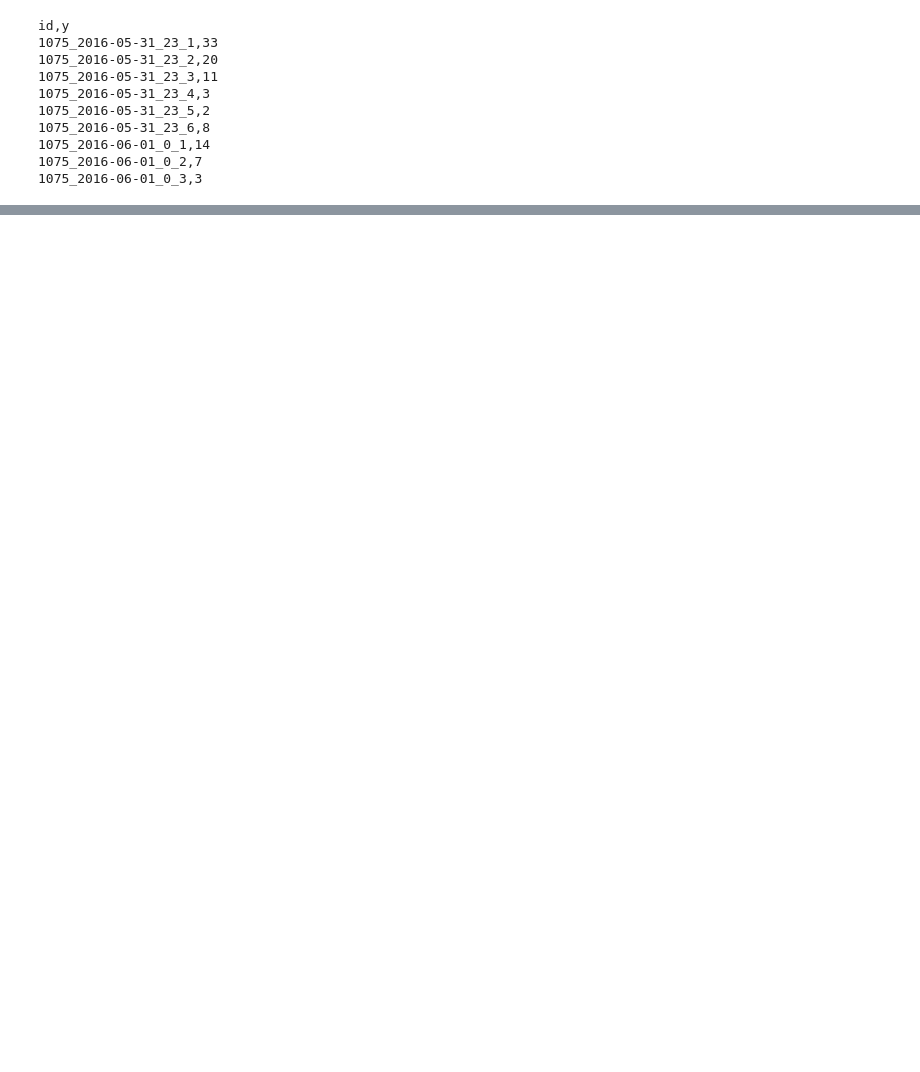
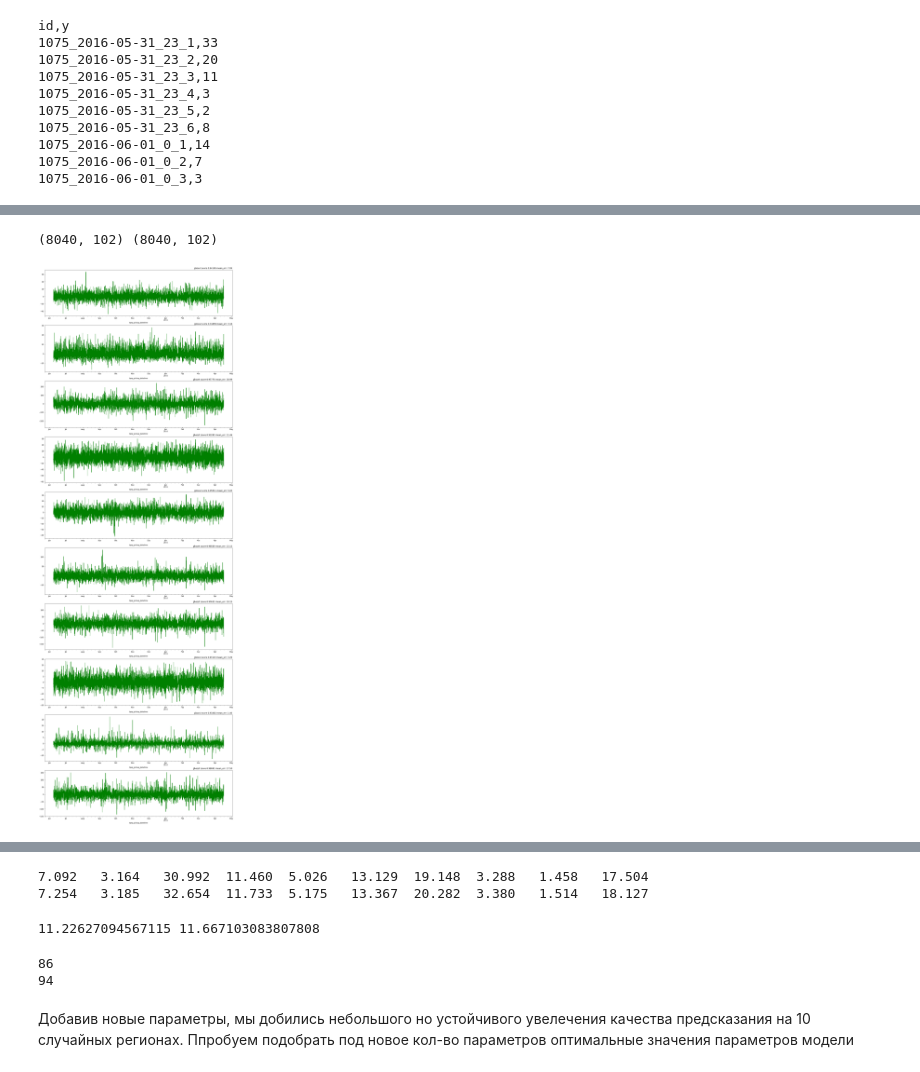
Before and after one commit to kashevg/coursera, a Jupyter notebook: final/taxi-week6.ipynb, the cells around one changed output, grey strips where cells are left out. Saved outputs shown, nothing was run; the diff lists cells and outputs as text; code cells hidden in the pictures; blank space fills up the shorter version.

```diff
--- a/final/taxi-week6.ipynb
+++ b/final/taxi-week6.ipynb
@@ -358,0 +440,15 @@ Eugene K
+# %%
+#  функция получения массива X с новыми признаками
+def get_X_drop_off(df, col, do_df):
+    X = get_X_shifted(df, col)
+
+    df_source = do_df[col].shift(1)
+    to_stack = df_source.values.reshape(-1, 1)
+    X = np.hstack((X, to_stack))
+    windows = [2, 3, 4, 5, 6, 12, 24]
+    for window in windows:
+        r = df_source.rolling(window=window, min_periods=window)
+        to_stack = r.sum().values.reshape(-1, 1)
+        X = np.hstack((X, to_stack))
+
+    return X
@@ -358,0 +466,44 @@ Eugene K
+# %%
+print(df.shape, do_df.shape)
+X = get_X_drop_off(df, col, do_df)
+# %% [output]
+(8040, 102) (8040, 102)
+# %%
+%%time
+gmodel = XGBRegressor(**params)
+fig, axes = plt.subplots(10, 1, figsize=(20,60))
+start = 168
+end = -168*2
+df_score = []
+
+for ind, i in enumerate(tests):
+    col = str(i)
+    ax = axes[ind]
+    X = get_X_drop_off(df, col, do_df)
+
+    X = X[start:end, :]
+    #  1 hour forward
+    Y = df[col].shift(-1)[start:end].values
+
+    gmodel.fit(X, Y)
+    preds = gmodel.predict(X)
+    score = mae(Y, preds)
+    df_score.append(score)
+
+    df['pred'] = 0
+    df.loc[start:end, ['pred']] = preds
+    df['pred'] = df['pred'].shift(1)
+    df['dif'] = (df[col] - df['pred'])
+
+    # plots
+    title = "gboost score %.5f"%r2_score(Y, preds)
+    title += " mean_err: %.2f" % score
+
+    ax.set_title(title, loc='right')
+    dif = df['dif'][start+1:end]
+    dif.plot(ax=ax, color='g')
+    #print("errors for %s" % col, "mean trip count %.0f" % df[col].mean())
+    #print(dif[(dif.abs() > max(df[col].mean() / 3, 60))] )
+plt.show()
+# %% [output]
+[figure, added]
@@ -358,0 +512,20 @@ Eugene K
+# %%
+print("\t".join('%.3f'%x for x in df_score))
+print("\t".join('%.3f'%x for x in g_score))
+# %% [output]
+7.092   3.164   30.992  11.460  5.026   13.129  19.148  3.288   1.458   17.504
+7.254   3.185   32.654  11.733  5.175   13.367  20.282  3.380   1.514   18.127
+# %%
+dif_df = np.array(df_score)
+dif = np.array(g_score)
+print(dif_df.mean(), dif.mean())
+# %% [output]
+11.22627094567115 11.667103083807808
+# %%
+print(get_X_shifted(df, col).shape[1])
+print(get_X_drop_off(df, col, do_df).shape[1])
+# %% [output]
+86
+94
+# %% [markdown]
+Добавив новые параметры, мы добились небольшого но устойчивого увелечения качества предсказания на 10 случайных регионах. Ппробуем подобрать под новое кол-во параметров оптимальные значения параметров модели
```
Also changed, not shown: parts of 55 cells of this notebook, 50 other files.
